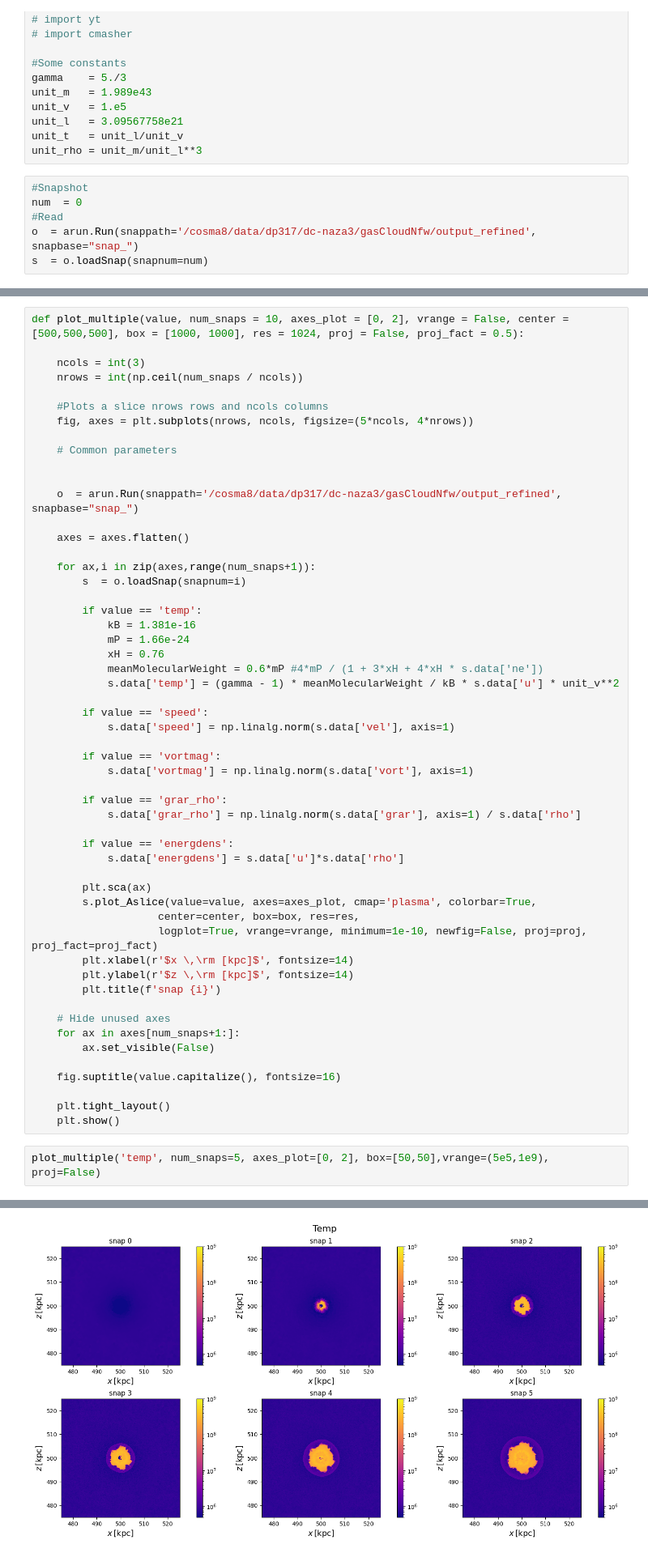
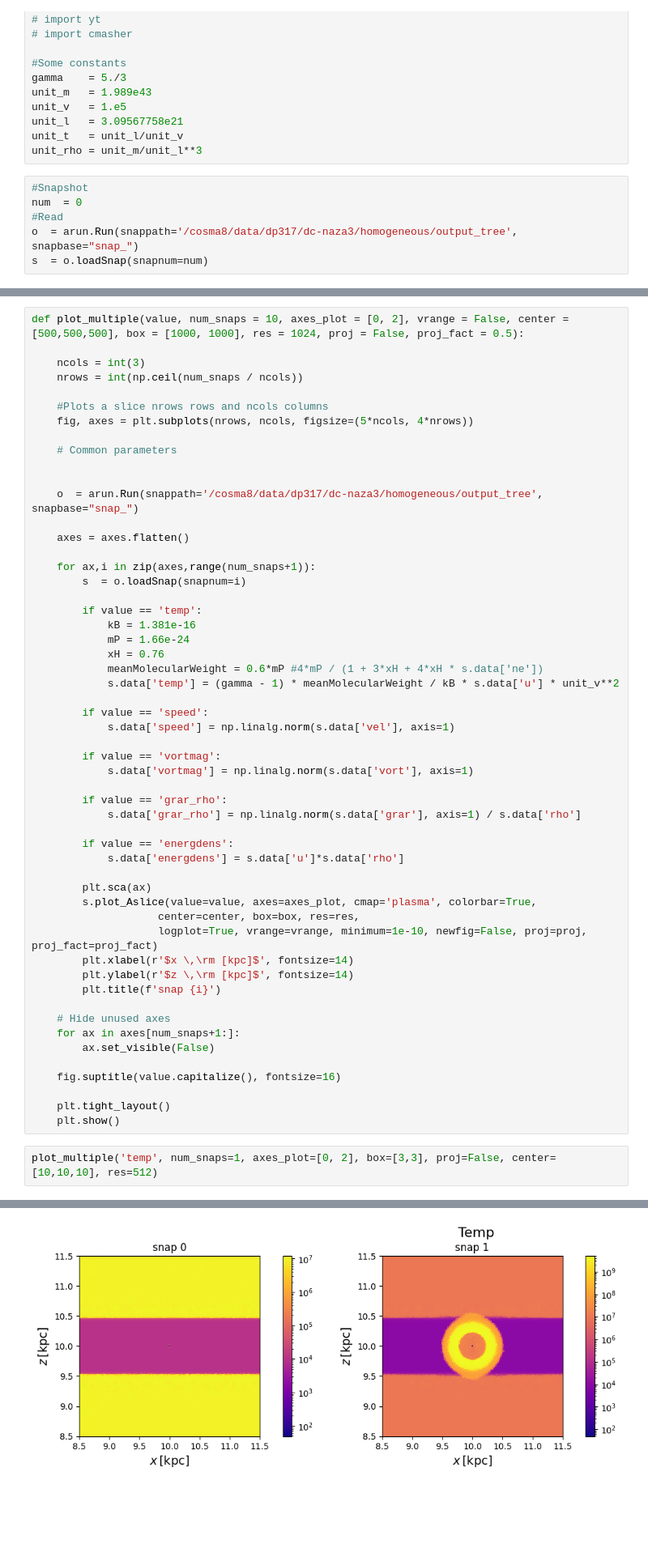
Before and after one commit to rionnazareth/snap-plotting, a Jupyter notebook: gascloudtest3d.ipynb, the cells around one changed output, grey strips where cells are left out. Shown at 81% size. Drawn from its saved outputs; the diff is of its cells as text; blank space fills up the shorter version.

```diff
--- a/gascloudtest3d.ipynb
+++ b/gascloudtest3d.ipynb
@@ -17,7 +17,7 @@ unit_rho = unit_m/unit_l**3
 #Snapshot
 num  = 0
 #Read
-o  = arun.Run(snappath='/cosma8/data/dp317/dc-naza3/gasCloudNfw/output_refined', snapbase="snap_")
+o  = arun.Run(snappath='/cosma8/data/dp317/dc-naza3/homogeneous/output_tree', snapbase="snap_")
 s  = o.loadSnap(snapnum=num)
 # %%
 s.data.keys()
@@ -35,7 +35,7 @@ def plot_multiple(value, num_snaps = 10, axes_plot = [0, 2], vrange = False, cen
     # Common parameters
 
 
-    o  = arun.Run(snappath='/cosma8/data/dp317/dc-naza3/gasCloudNfw/output_refined', snapbase="snap_")
+    o  = arun.Run(snappath='/cosma8/data/dp317/dc-naza3/homogeneous/output_tree', snapbase="snap_")
 
     axes = axes.flatten()
 
@@ -78,5 +78,5 @@ def plot_multiple(value, num_snaps = 10, axes_plot = [0, 2], vrange = False, cen
     plt.tight_layout()
     plt.show()
 # %%
-plot_multiple('temp', num_snaps=5, axes_plot=[0, 2], box=[50,50],vrange=(5e5,1e9), proj=False)
+plot_multiple('temp', num_snaps=1, axes_plot=[0, 2], box=[3,3], proj=False, center=[10,10,10], res=512)
 # %% [output]
@@ -89,4 +87,4 @@ Selected 391006 of 79161436 particles.
-[figure, old version]
+[figure, new version]
 # %%
 np.unique(s.data['flga'])
 # %% [output]
```
Also changed, not shown: parts of 2 cells of this notebook, 5 other files.
